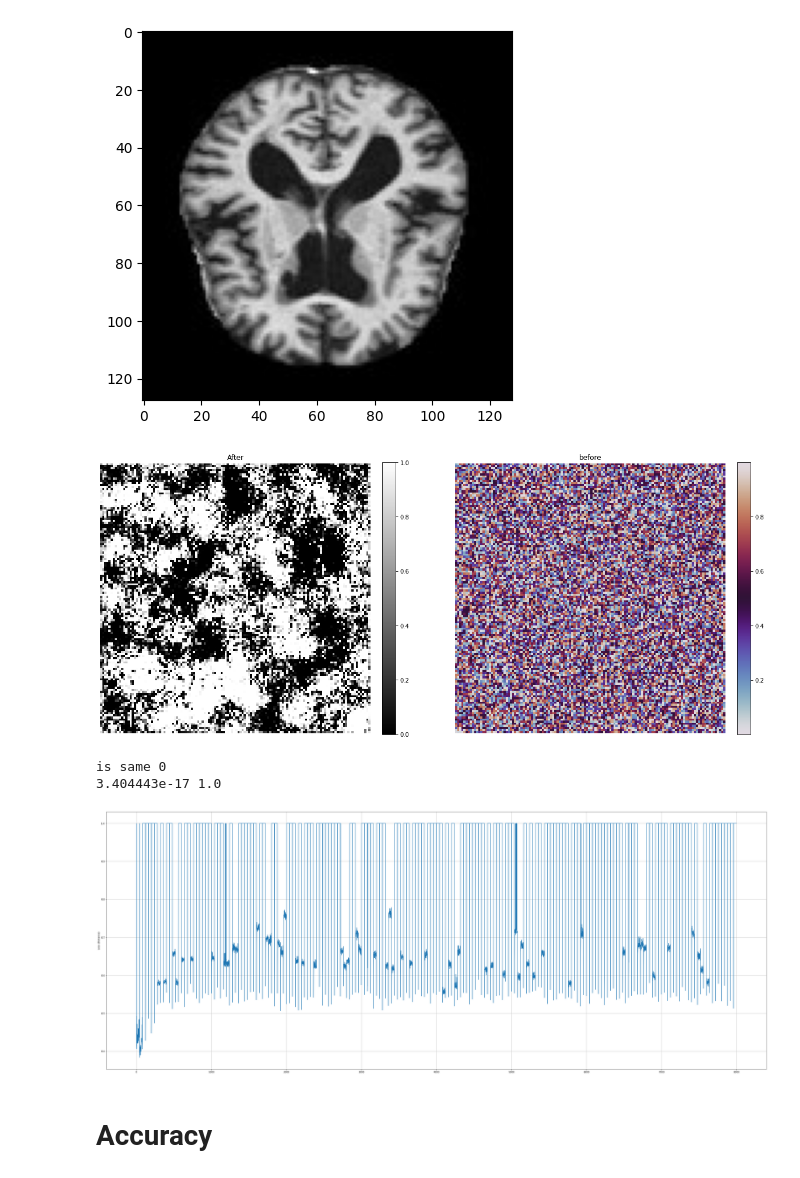
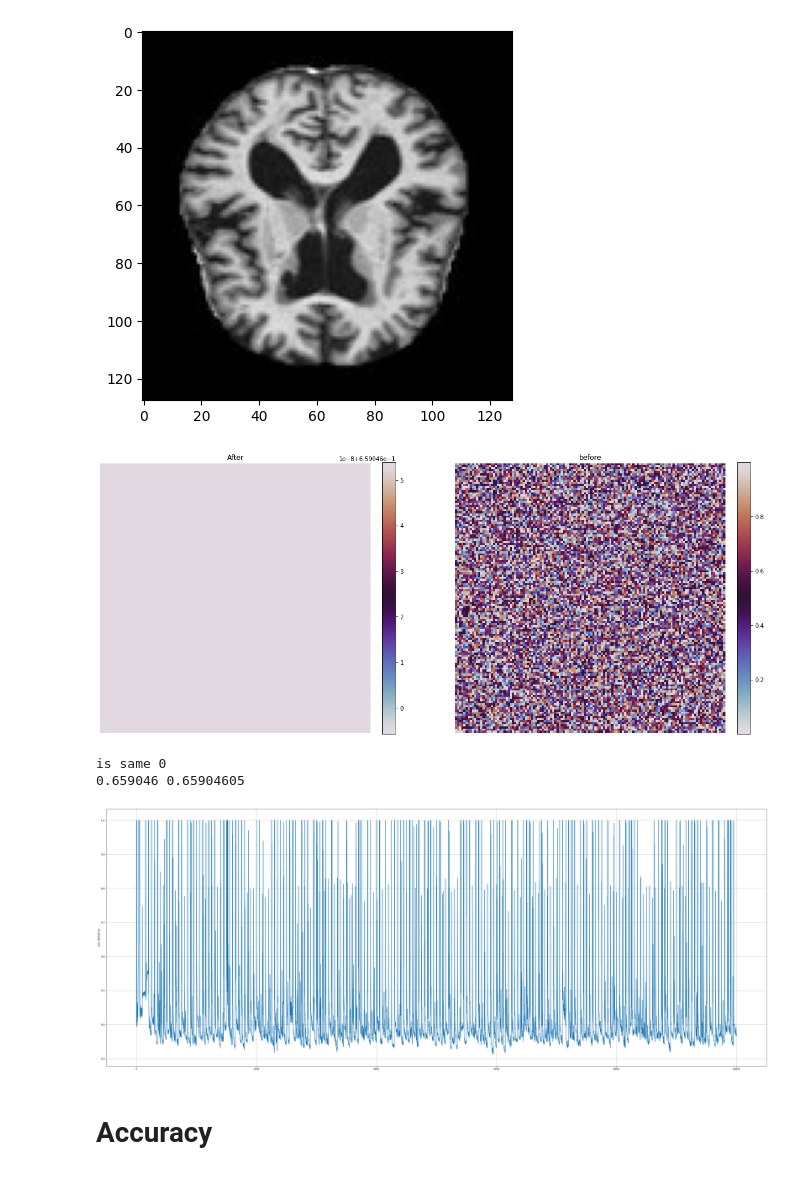
Before and after one commit to Thire399/DC-MasterThesis-2023, a Jupyter notebook: AccuracycheckerTool.ipynb, the cells around one changed output. Cells and saved outputs as stored; diff of their text form; code cells hidden in the pictures.

```diff
--- a/AccuracycheckerTool.ipynb
+++ b/AccuracycheckerTool.ipynb
@@ -143,39 +143,39 @@ Distribution torch.Size([4032]) tensor(2016)
 # %%
 def sigmoid(x):
     #print(1/(1+torch.exp(-x)))
     return 1 / (1+torch.exp(-x))
 os.chdir(os.getcwd())
 img = 30
-customLabel = 'After'
-x = torch.load(f'Data/Synthetic_Alzheimer_MRI/GMAfterX.pt')
-y = torch.load(f'Data/Synthetic_Alzheimer_MRI/GMBeforeX.pt')
-d = torch.load(f'Data/Synthetic_Alzheimer_MRI/testDistance.pt')
+customLabel = 'GM_MSE2'
+x = torch.load(f'Data/Synthetic_Alzheimer_MRI/{customLabel}AfterX.pt')
+y = torch.load(f'Data/Synthetic_Alzheimer_MRI/{customLabel}BeforeX.pt')
+d = torch.load(f'Data/Synthetic_Alzheimer_MRI/{customLabel}testDistance.pt')
 y = y[img][0].detach().cpu().numpy()
-x = sigmoid(x[img][0]).detach().cpu().numpy()
+x = (x[img][0]).detach().cpu().numpy()
 fig, ax = plt.subplots(1, 2, figsize = (20, 20))
 ax[0].set_title('After')
 ax[0].axis('off')
-idk1 = ax[0].imshow(x, cmap='gray')
+idk1 = ax[0].imshow(x, cmap='twilight')
 ax[1].set_title('before')
 ax[1].axis('off')
-idk2 = ax[1].imshow(y, cmap='twilight')
+idk2 = ax[1].imshow(y, cmap='twilight')#'twilight')
 plt.colorbar(idk1, fraction=0.046, pad=0.04)
 plt.colorbar(idk2, fraction=0.046, pad=0.04)
 plt.show()
 temp = y == x
 print('is same', sum(sum(temp)))
 print(np.min(x), np.max(x))
 plt.figure(figsize=(50, 20))
 plt.ylabel('Loss (Distance)')
 plt.xlabel = ('Iterations (k*t)')
 plt.plot(range(len(d)), d)
 plt.grid()
 plt.show()
 # %% [output]
-[figure, old version]
+[figure, new version]
 is same 0
-3.404443e-17 1.0
+0.659046 0.65904605
-[figure, old version]
+[figure, new version]
 # %% [markdown]
 # Accuracy
 # %%
```
Also changed, not shown: 1 other file.
